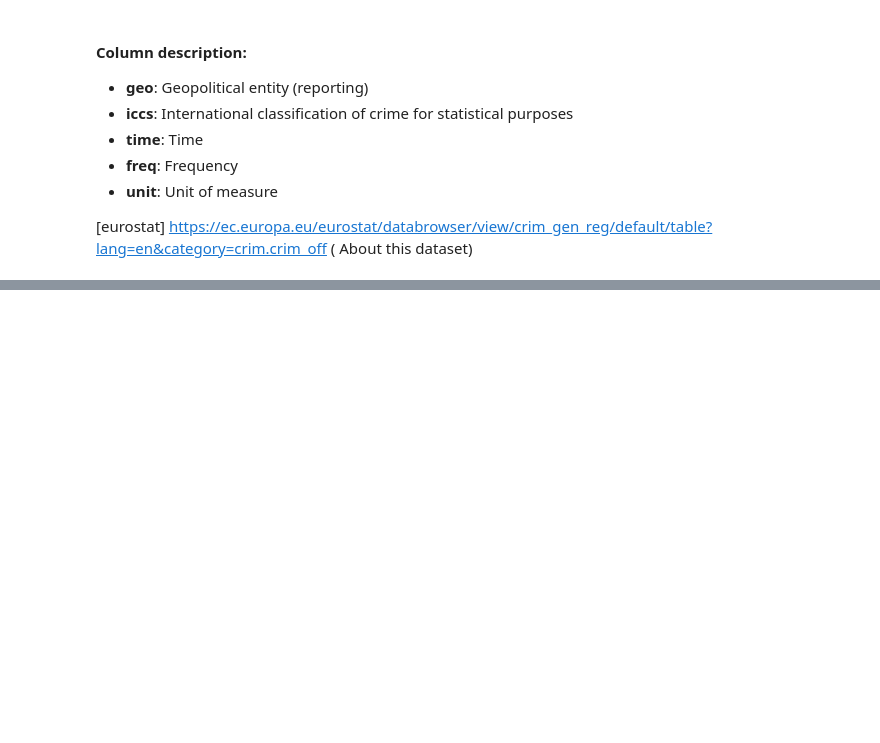
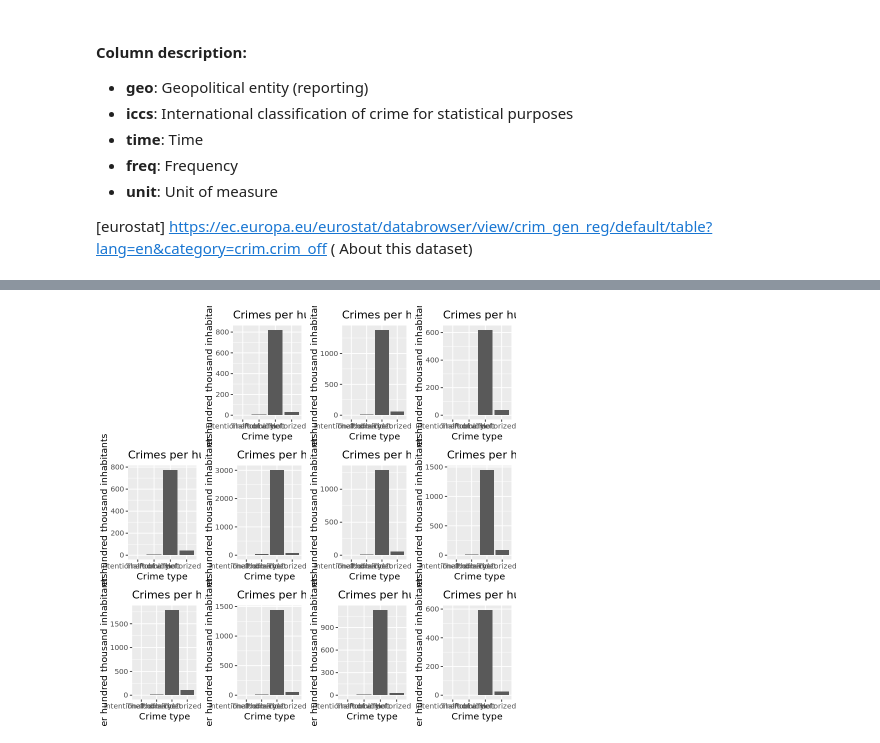
Before and after one commit to nickobard/eurostat-datasets-analysis, a Jupyter notebook: sem-1/semestral-work.ipynb, the cells around one changed output, grey strips where cells are left out. Cells and saved outputs as stored; diff of their text form; code cells hidden in the pictures; blank space fills up the shorter version.

```diff
--- a/sem-1/semestral-work.ipynb
+++ b/sem-1/semestral-work.ipynb
@@ -95,0 +105,4 @@ A tibble: 44 × 5
+# %%
+data$iccs <- as.factor(data$iccs)
+data$geo <- as.factor(data$geo)
+head(data, 3)
@@ -95,0 +127,5 @@ A tibble: 44 × 5
+# %%
+prev_labels = c('ICCS0101', 'ICCS0401', 'ICCS0502', 'ICCS050211')
+new_labels = c('Intentional homicide', 'Robbery', 'Theft', 'Theft of a motorized land vehicle')
+data$iccs <- factor(data$iccs, levels=prev_labels, labels = new_labels)
+head(data, 3)
@@ -95,0 +154,26 @@ A tibble: 44 × 5
+# %%
+# Get all Norway NUTS3 region codes
+norway_nuts3_regions = unique(data$geo)
+
+# Prepare a function which plots a bar plot for each region
+region_bar_plot <- function(region){
+    # Select data by the region
+    data_region = data[data$geo == region,]
+    # Make a single bar plot
+    plot <- ggplot( data = data_region, mapping = aes(x = iccs, y= values)) +
+           geom_bar(stat="identity") +   # stat="identity" allows us to use y = values
+           labs(title = paste("Crimes per hundred thousand inhabitants in ", region), x = "Crime type", y = "Per hundred thousand inhabitants")
+    return(plot)
+}
+
+plots <- list()
+for ( region in norway_nuts3_regions ) {
+  # Create the plot
+  region_plot <- region_bar_plot(region)
+  # Add the plot to the list
+  plots <- c(plots, list(region_plot))
+}
+
+final_plot <- plot_grid(plotlist = plots, ncols = 4)
+final_plot
+# %% [output]
@@ -95,0 +182 @@ A tibble: 44 × 5
+[figure, added]
```
Also changed, not shown: parts of 14 cells of this notebook, 2 other files.
